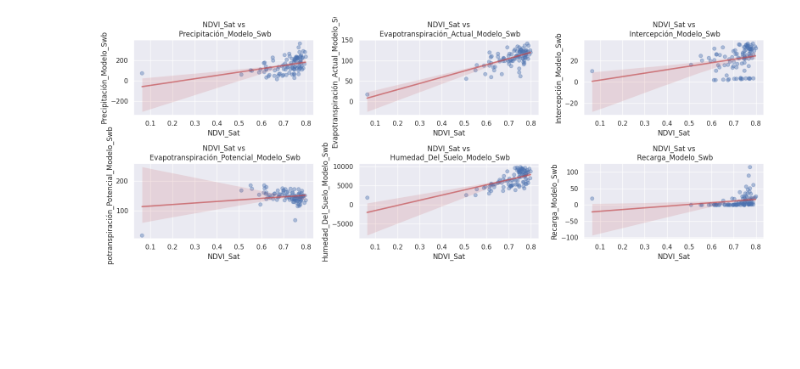
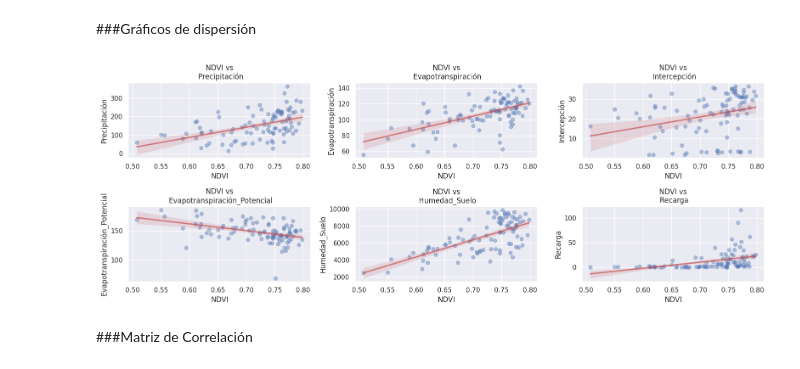
Before and after one commit to emarevalog/Data_Science_Forecast_NDVI_Project, a Jupyter notebook: Exploración_estadística.ipynb, the cells around one changed output. Cells and saved outputs as stored; diff of their text form; code cells hidden in the pictures; blank space fills up the shorter version.

```diff
--- a/Exploración_estadística.ipynb
+++ b/Exploración_estadística.ipynb
@@ -23,4 +54,7 @@ df.columns = df.columns.str.replace("__", "_")
 df.columns = df.columns.str.replace("Ndvi", "NDVI")
+# %%
+#Eliminamos la columna Ml porque no tiene datos
+df = df.drop('Ml', axis=1)
 # %%
 df.info()
 # %% [output]
@@ -43,3 +86,9 @@ memory usage: 7.0+ KB
+# %%
+#Eliminamos las últimas dos filas del dataframe
+df = df.iloc[:-2]
+# %%
+#Convertimos los datos de la columna mes en enteros
+df['Mes'] = df['Mes'].astype('int64')
 # %%
 df.describe()
 # %% [output]
@@ -77,10 +117,7 @@ Index(['Mes', 'NDVI_Sat', 'Precipitación_Modelo_Swb',
 # %%
-# Histogramas
 # Lista de variables
-variables = ['NDVI_Sat', 'Precipitación_Modelo_Swb',
-       'Evapotranspiración_Actual_Modelo_Swb', 'Intercepción_Modelo_Swb',
-       'Evapotranspiración_Potencial_Modelo_Swb',
-       'Humedad_Del_Suelo_Modelo_Swb', 'Recarga_Modelo_Swb']
+variables = ['NDVI', 'Precipitación', 'Evapotranspiración', 'Intercepción',
+       'Evapotranspiración_Potencial', 'Humedad_Suelo', 'Recarga']
 
 sns.set(style="darkgrid")
 fig, axes = plt.subplots(3, 3, figsize=(16, 10))
@@ -160,27 +199,29 @@ plt.show()
+# %% [markdown]
+###Gráficos de dispersión
 # %%
 # Variables
-x = 'NDVI_Sat'
-y_variables = [ 'Precipitación_Modelo_Swb',
-       'Evapotranspiración_Actual_Modelo_Swb', 'Intercepción_Modelo_Swb',
-       'Evapotranspiración_Potencial_Modelo_Swb',
-       'Humedad_Del_Suelo_Modelo_Swb', 'Recarga_Modelo_Swb']
+x = 'NDVI'
+y_variables = ['Precipitación', 'Evapotranspiración', 'Intercepción',
+       'Evapotranspiración_Potencial', 'Humedad_Suelo', 'Recarga']
 
 plt.figure(figsize=(16, 6))
 palette = sns.color_palette('hsv', len(y_variables))
 
 # Crea subtramas para los gráficos de dispersión
 for i, (y, color) in enumerate(zip(y_variables, palette), 1):
     plt.subplot(2, 3, i)
     sns.regplot(x=x, y=y, data=df, scatter_kws={"alpha": 0.4}, line_kws={"color": "r", "alpha": 0.7})
     plt.title(f'{x} vs\n {y}')
     plt.xlabel(x)
     plt.ylabel(y)
 
 plt.tight_layout()
 
 plt.show()
 # %% [output]
-[figure, old version]
+[figure, new version]
+# %% [markdown]
+###Matriz de Correlación
 # %%
 # Crea un subconjunto del DataFrame con las variables
 df_numeric = df[variables]
```
Also changed, not shown: parts of 27 cells of this notebook.
